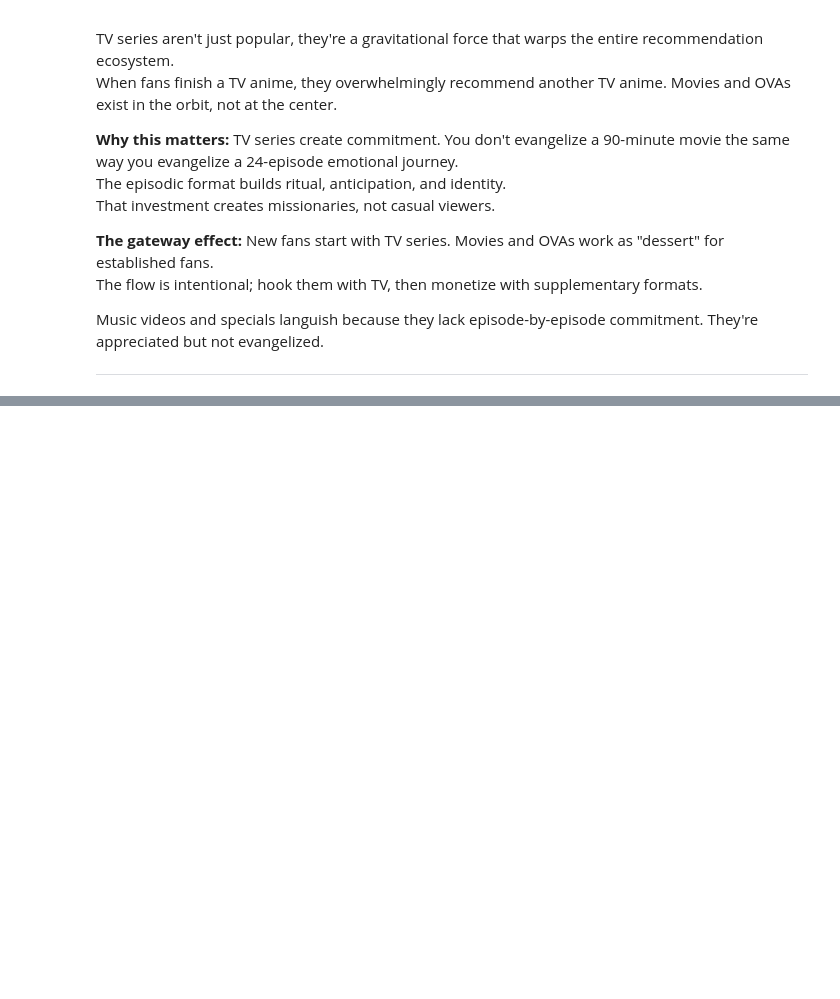
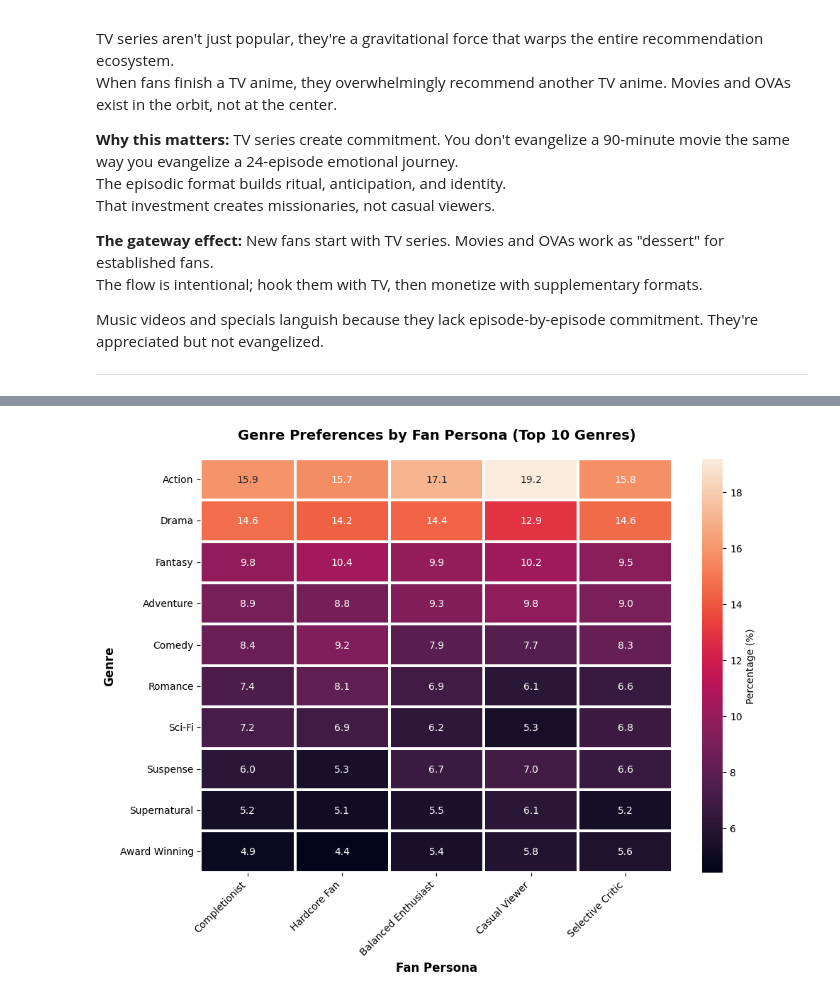
Before and after one commit to FrancoAseglio/Adam_Aseglio_Bertola_HCI, a Jupyter notebook: notebooks/data_viz.ipynb, the cells around one changed output, grey strips where cells are left out. Cells and saved outputs as stored; diff of their text form; code cells hidden in the pictures; blank space fills up the shorter version.

```diff
--- a/notebooks/data_viz.ipynb
+++ b/notebooks/data_viz.ipynb
@@ -660,0 +665,4 @@ Music videos and specials languish because they lack episode-by-episode commitme
+# %%
+fig, ax = gu.genre_preferences_by_persona(_top_n=10)
+# %% [output]
+[figure, added]
```
Also changed, not shown: parts of 1 cell of this notebook, 4 other files.
